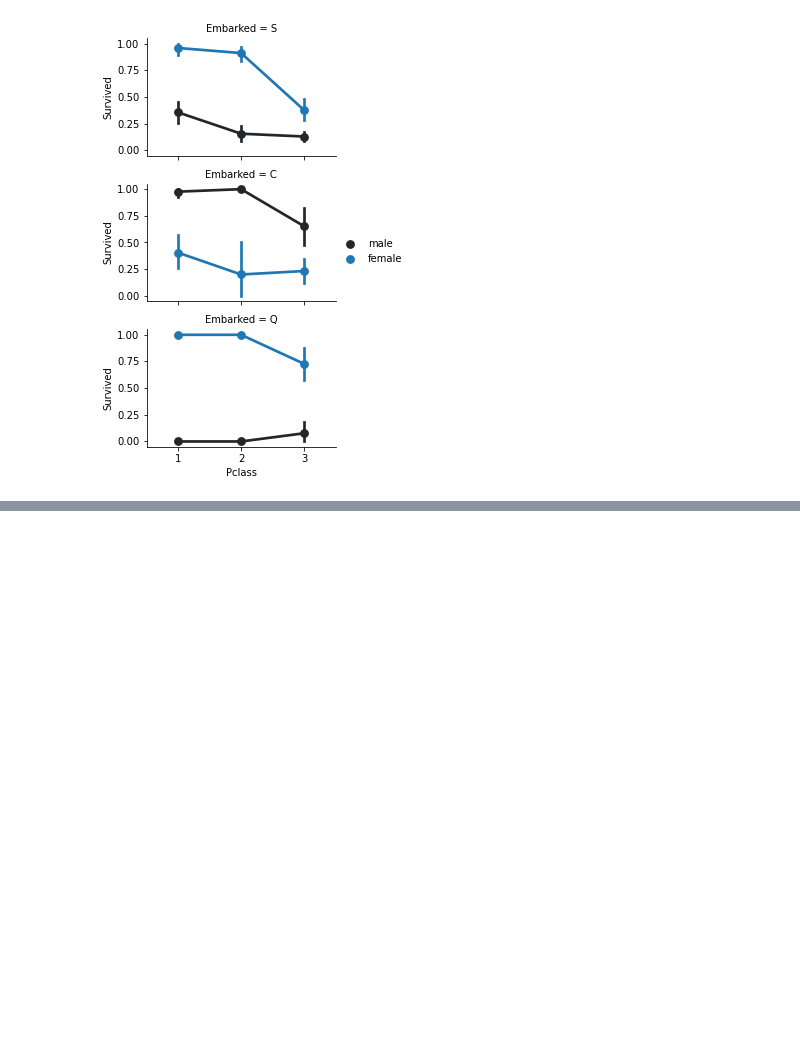
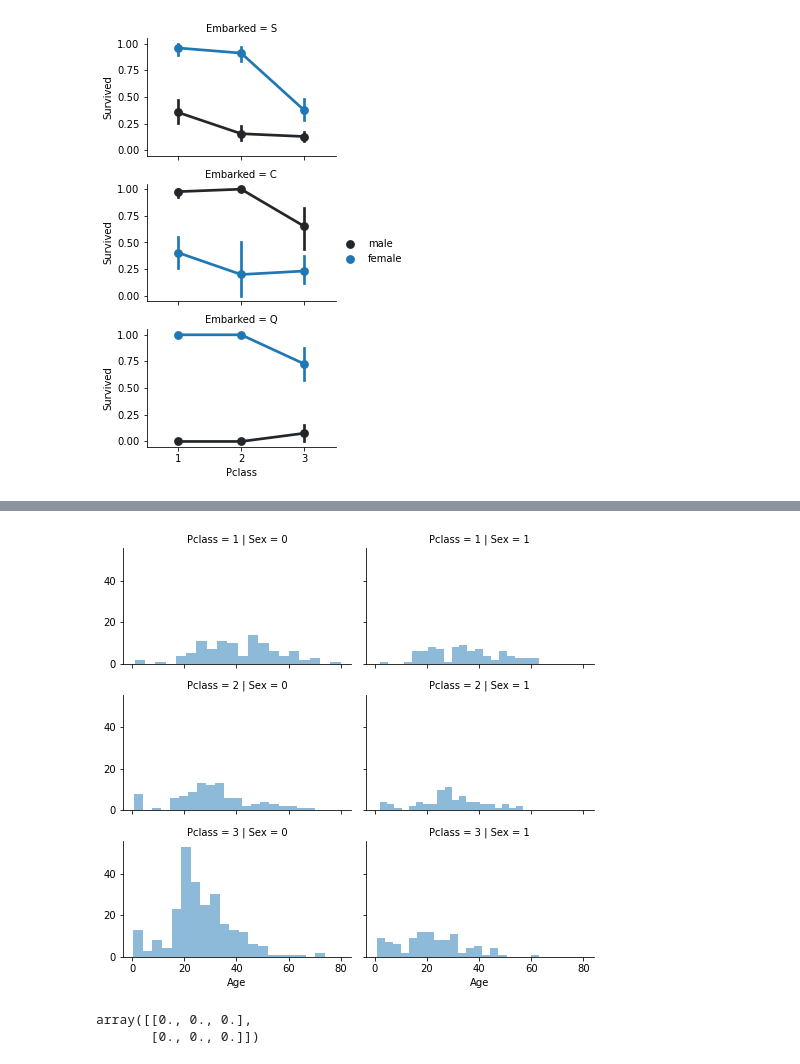
Before and after one commit to manassesj/kaggle, a Jupyter notebook: code/titanic_disaster.ipynb, the cells around one changed output, grey strips where cells are left out. Cells and saved outputs as stored; diff of their text form; code cells hidden in the pictures; blank space fills up the shorter version.

```diff
--- a/code/titanic_disaster.ipynb
+++ b/code/titanic_disaster.ipynb
@@ -133,0 +140,4 @@ grid = sns.FacetGrid(train, row="Embarked", size=2.2, aspect=1.6)\
+# %%
+train = train.drop(["Ticket", "Cabin"], axis=1)
+test = test.drop(["Ticket", "Cabin"], axis=1)
+df = [train, test]
@@ -133,0 +202,6 @@ grid = sns.FacetGrid(train, row="Embarked", size=2.2, aspect=1.6)\
+# %%
+train = train.drop(['Name', 'PassengerId'], axis=1)
+test = test.drop(['Name'], axis=1)
+df = [train, test]
+
+train.shape, test.shape
@@ -133,0 +222,12 @@ grid = sns.FacetGrid(train, row="Embarked", size=2.2, aspect=1.6)\
+# %%
+grid = sns.FacetGrid(train, row="Pclass", col="Sex", size=2.2, aspect=1.6)\
+            .map(plt.hist, "Age", alpha=.5, bins=20)\
+            .add_legend()
+# %% [output]
+[figure, added]
+# %%
+guess_ages = np.zeros((2, 3))
+guess_ages
+# %% [output]
+array([[0., 0., 0.],
+       [0., 0., 0.]])
```
Also changed, not shown: parts of 10 cells of this notebook.
